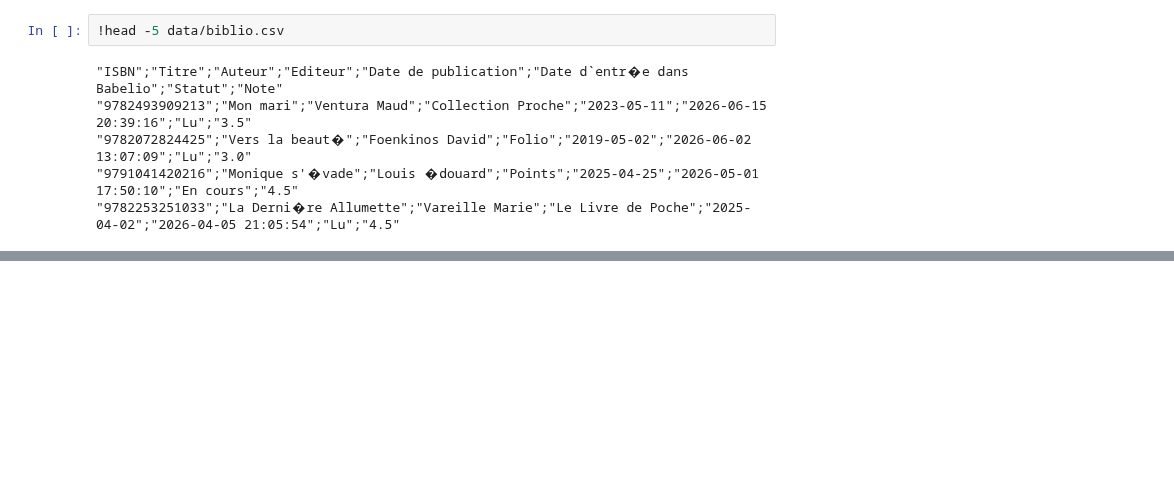
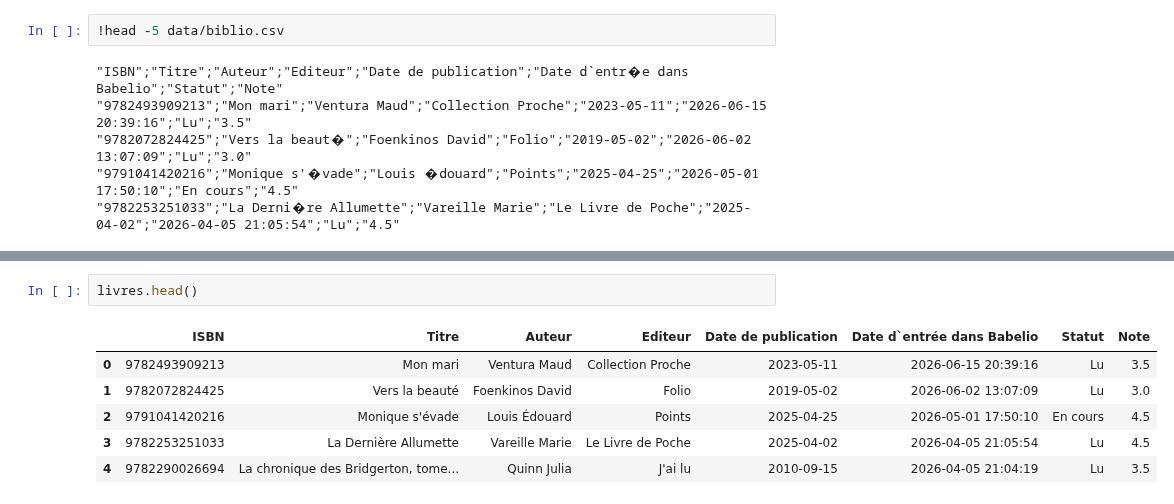
Before and after one commit to superpoupette/data-tab, a Jupyter notebook: notebooks/01_exploration.ipynb, the cells around one changed output, grey strips where cells are left out. Cells and saved outputs as stored; diff of their text form; blank space fills up the shorter version.

```diff
--- a/notebooks/01_exploration.ipynb
+++ b/notebooks/01_exploration.ipynb
@@ -141,0 +165,9 @@ ParserError: Error tokenizing data. C error: Expected 1 fields in line 6, saw 2
+# %%
+livres.head()
+# %% [output]
+|  | ISBN | Titre | Auteur | Editeur | Date de publication | Date d`entrée dans Babelio | Statut | Note |
+| 0 | 9782493909213 | Mon mari | Ventura Maud | Collection Proche | 2023-05-11 | 2026-06-15 20:39:16 | Lu | 3.5 |
+| 1 | 9782072824425 | Vers la beauté | Foenkinos David | Folio | 2019-05-02 | 2026-06-02 13:07:09 | Lu | 3.0 |
+| 2 | 9791041420216 | Monique s'évade | Louis Édouard | Points | 2025-04-25 | 2026-05-01 17:50:10 | En cours | 4.5 |
+| 3 | 9782253251033 | La Dernière Allumette | Vareille Marie | Le Livre de Poche | 2025-04-02 | 2026-04-05 21:05:54 | Lu | 4.5 |
+| 4 | 9782290026694 | La chronique des Bridgerton, tome... | Quinn Julia | J'ai lu | 2010-09-15 | 2026-04-05 21:04:19 | Lu | 3.5 |
```
Also changed, not shown: parts of 7 cells of this notebook.
